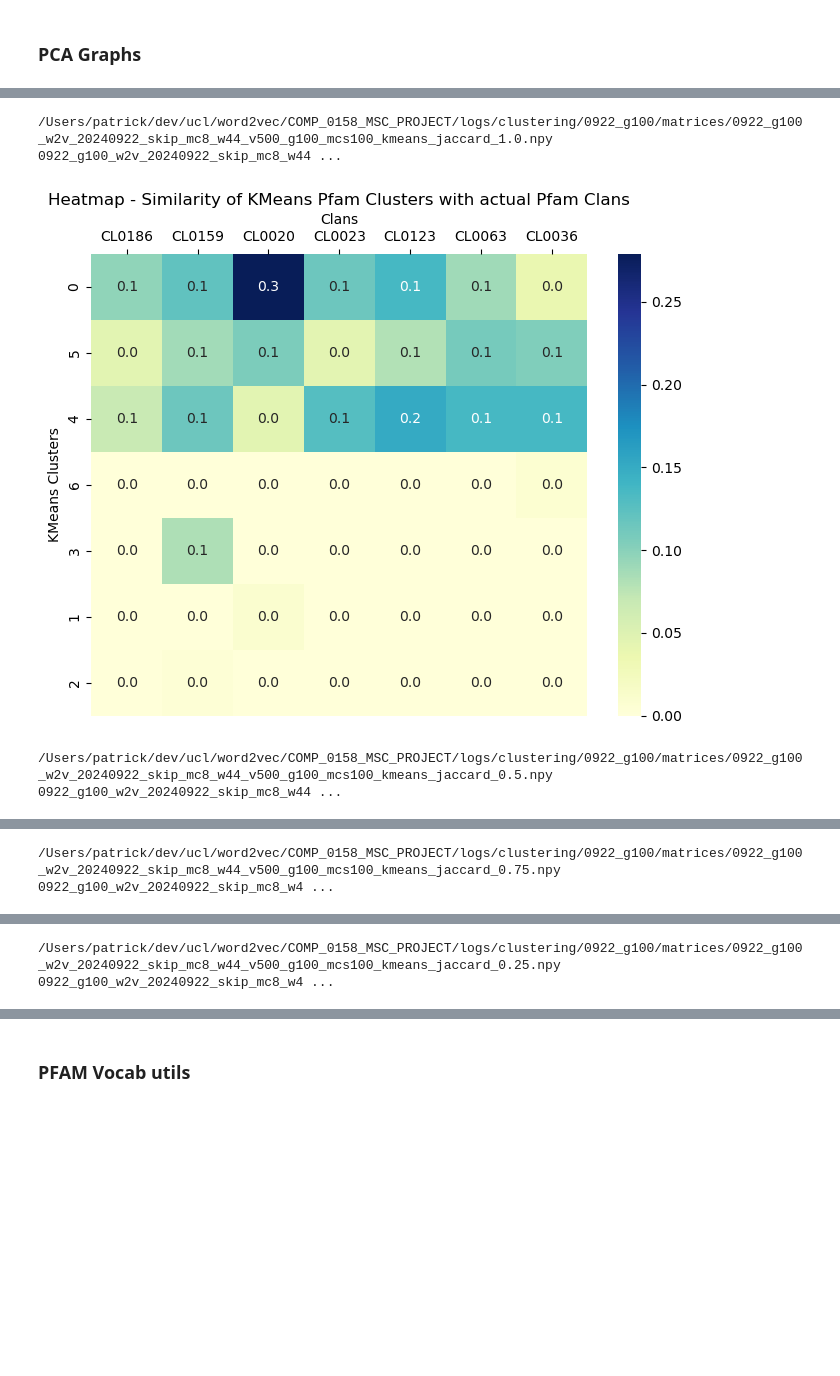
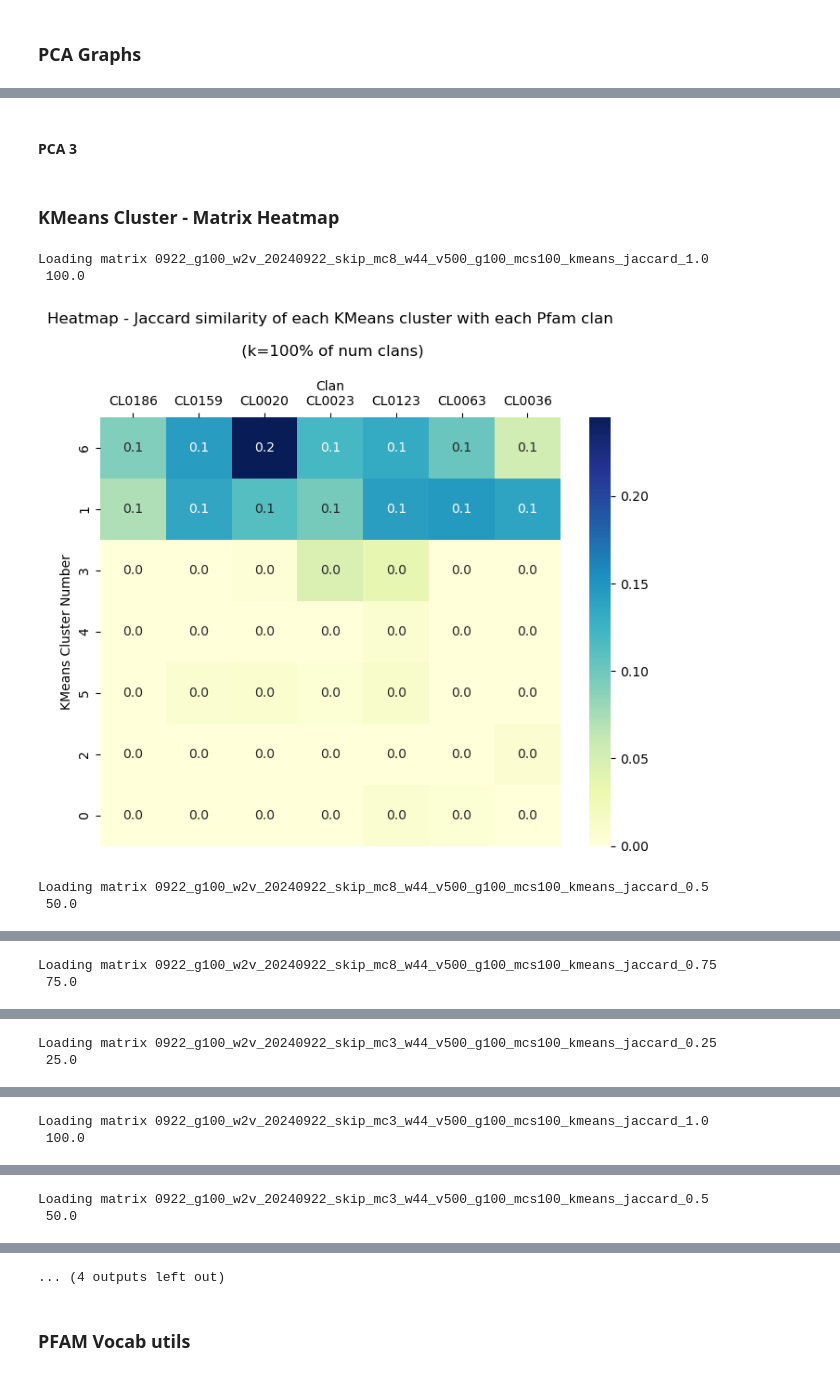
Before and after one commit to greyneuron/COMP_0158_MSC_PROJECT, a Jupyter notebook: code/clustering/w2v_cluster_helper.ipynb, the cells around one changed output, grey strips where cells are left out. Saved outputs shown, nothing was run; the diff lists cells and outputs as text; code cells hidden in the pictures; blank space fills up the shorter version.

```diff
--- a/code/clustering/w2v_cluster_helper.ipynb
+++ b/code/clustering/w2v_cluster_helper.ipynb
@@ -164,6 +265,8 @@ def graph_2d_pca_color(X_full, categories, title):
     # Show the plot
     plt.tight_layout()
     plt.show()
+# %% [markdown]
+#### PCA 3
 # %%
 import numpy as np
 import matplotlib.pyplot as plt
@@ -228,44 +331,49 @@ def graph_3d_pca_colour(X_full, categories, title):
     plt.show()
 
 #graph_3d_pca_colour()
+# %% [markdown]
+### KMeans Cluster - Matrix Heatmap
 # %%
+
+import seaborn as sns
+import matplotlib.pyplot as plt
+import numpy as np
+
+
 score_dir='/Users/patrick/dev/ucl/word2vec/COMP_0158_MSC_PROJECT/logs/clustering/0922_g100/matrices/'
 
 matrix_files     = find_files(score_dir, 'npy')
 for matrix_file_info in matrix_files:
 
-    print(matrix_file_info[0], matrix_file_info[1])
+    score_file = matrix_file_info[0]
+    score_name = matrix_file_info[1]
 
-    score_file = matrix_file_info[0]
-    #model_name = model_info[1]
+    print(f"Loading matrix {score_name}")
+    k_percent_s    = re.search("jaccard_([0-9\.]*)", score_name)
+    k_percent = float(k_percent_s.group(1)) * 100
 
+    print(f" {k_percent}")
+
+    # matrices have been saved within wv2_run_clustering
     npy_f           = open(score_file, 'rb')
     score_matrix    = np.load(npy_f) #loads second matrix
     k_keys          = np.load(npy_f) #loads second matrix
     clan_keys       = np.load(npy_f) #loads second matrix
-
-
-    import seaborn as sns
-    import matplotlib.pyplot as plt
-    import numpy as np
-
-    # Sample data
-    matrix = np.array([[1, 2, 3], [4, 5, 6], [7, 8, 9]])
-    row_labels = ['Row1', 'Row2', 'Row3']
-    col_labels = ['Col1', 'Col2', 'Col3']
 
     # Create the heatmap
     plt.figure(figsize=(8, 6))
     sns.heatmap(score_matrix, annot=True, fmt=".1f", cmap="YlGnBu", xticklabels=clan_keys, yticklabels=k_keys)
 
     # Add labels and title
-    plt.xlabel('Clans')
+    plt.xlabel('Clan')
     plt.gca().xaxis.tick_top()
     plt.gca().xaxis.set_label_position('top')
-    plt.ylabel('KMeans Clusters')
-    plt.title('Heatmap - Similarity of KMeans Pfam Clusters with actual Pfam Clans')
+    plt.ylabel('KMeans Cluster Number')
+    plt.title(f"Heatmap - Jaccard similarity of each KMeans cluster with each Pfam clan\n\n (k={int(k_percent)}% of num clans)\n")
     plt.show()
 # %% [output]
-/Users/patrick/dev/ucl/word2vec/COMP_0158_MSC_PROJECT/logs/clustering/0922_g100/matrices/0922_g100_w2v_20240922_skip_mc8_w44_v500_g100_mcs100_kmeans_jaccard_1.0.npy 0922_g100_w2v_20240922_skip_mc8_w44 ...
+Loading matrix 0922_g100_w2v_20240922_skip_mc8_w44_v500_g100_mcs100_kmeans_jaccard_1.0
+ 100.0
-[figure, old version]
+[figure, new version]
-/Users/patrick/dev/ucl/word2vec/COMP_0158_MSC_PROJECT/logs/clustering/0922_g100/matrices/0922_g100_w2v_20240922_skip_mc8_w44_v500_g100_mcs100_kmeans_jaccard_0.5.npy 0922_g100_w2v_20240922_skip_mc8_w44 ...
+Loading matrix 0922_g100_w2v_20240922_skip_mc8_w44_v500_g100_mcs100_kmeans_jaccard_0.5
+ 50.0
@@ -273 +381,2 @@ for matrix_file_info in matrix_files:
-/Users/patrick/dev/ucl/word2vec/COMP_0158_MSC_PROJECT/logs/clustering/0922_g100/matrices/0922_g100_w2v_20240922_skip_mc8_w44_v500_g100_mcs100_kmeans_jaccard_0.75.npy 0922_g100_w2v_20240922_skip_mc8_w4 ...
+Loading matrix 0922_g100_w2v_20240922_skip_mc8_w44_v500_g100_mcs100_kmeans_jaccard_0.75
+ 75.0
@@ -275 +384,2 @@ for matrix_file_info in matrix_files:
-/Users/patrick/dev/ucl/word2vec/COMP_0158_MSC_PROJECT/logs/clustering/0922_g100/matrices/0922_g100_w2v_20240922_skip_mc8_w44_v500_g100_mcs100_kmeans_jaccard_0.25.npy 0922_g100_w2v_20240922_skip_mc8_w4 ...
+Loading matrix 0922_g100_w2v_20240922_skip_mc3_w44_v500_g100_mcs100_kmeans_jaccard_0.25
+ 25.0
@@ -276,0 +387,2 @@ for matrix_file_info in matrix_files:
+Loading matrix 0922_g100_w2v_20240922_skip_mc3_w44_v500_g100_mcs100_kmeans_jaccard_1.0
+ 100.0
@@ -276,0 +390,2 @@ for matrix_file_info in matrix_files:
+Loading matrix 0922_g100_w2v_20240922_skip_mc3_w44_v500_g100_mcs100_kmeans_jaccard_0.5
+ 50.0
@@ -277,3 +393,4 @@ for matrix_file_info in matrix_files:
+... (4 outputs left out)
 # %% [markdown]
 ### PFAM Vocab utils
 # %%
```
Also changed, not shown: parts of 7 cells of this notebook, 10 other files.
